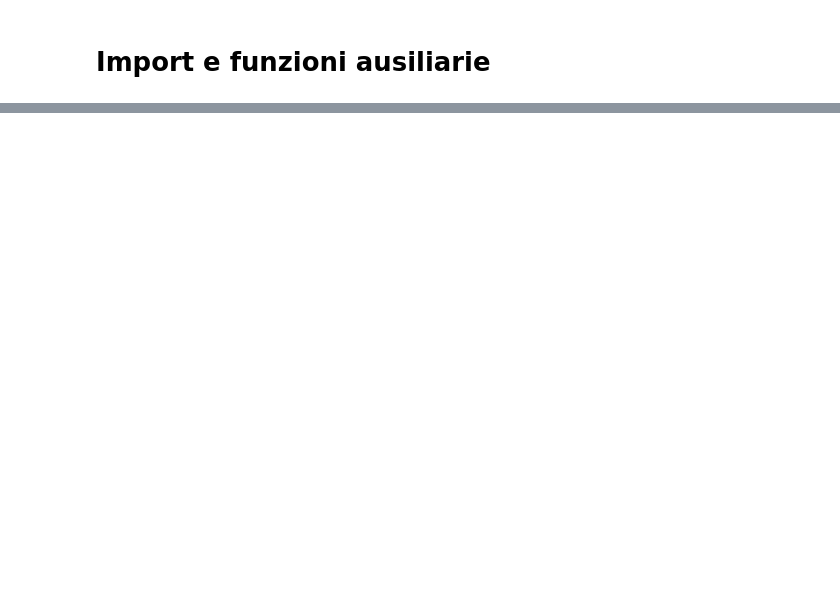
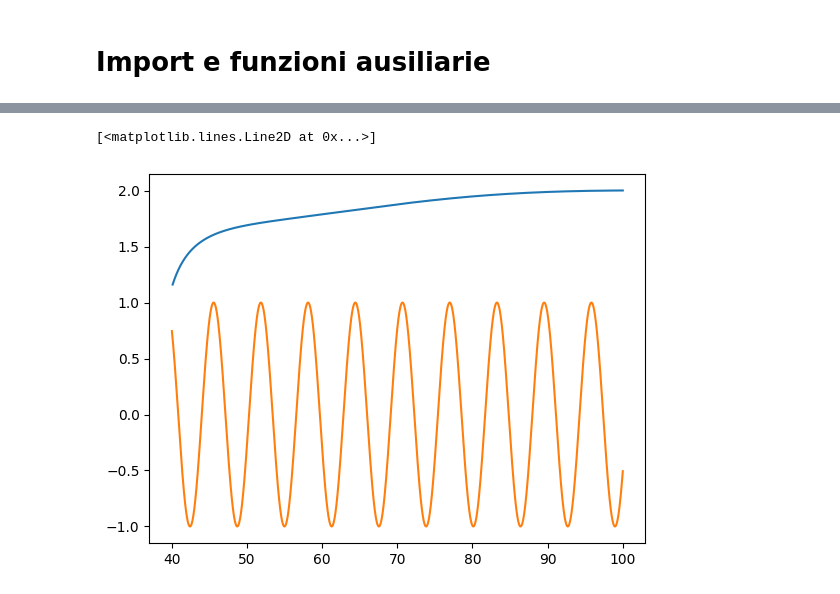
Before and after one commit to DDDavides/MLProj, a Jupyter notebook: prove.ipynb, the cells around one changed output, grey strips where cells are left out. Cells and saved outputs as stored; diff of their text form; code cells hidden in the pictures; blank space fills up the shorter version.

```diff
--- a/prove.ipynb
+++ b/prove.ipynb
@@ -49,10 +125,14 @@ plt.plot(x,y)
 # %%
-x_test = np.linspace(10,40,100)
+x_test = np.linspace(40,100,6000)
 y_test = func(x_test)
-x_prova, y_prova = time_step(x_test,y_test)
+x_prova, y_prova = time_step(x_test, y_test)
+# data_t = np.concatenate([x_test.reshape(x_test.shape[0], 1), y_test.reshape(y_test.shape[0], 1)], axis=1)
+# x_prova, y_prova = time_step(data_t)
+
 x_prova = x_prova.reshape(*x_prova.shape, 1)
 y_prova = y_prova.reshape(*y_prova.shape, 1)
 model.evaluate(x_prova, y_prova)
 predicted2 = model.predict(x_prova)
-plt.plot(x_test[11:], predicted2[:, -1])
+plt.plot(x_test[10:], predicted2[:, -1])
 plt.plot(x_test,y_test)
+# %% [output]
@@ -58,0 +143,2 @@ plt.plot(x_test,y_test)
+[<matplotlib.lines.Line2D at 0x...>]
+[figure, added]
```
Also changed, not shown: parts of 13 cells of this notebook, 8 other files.
